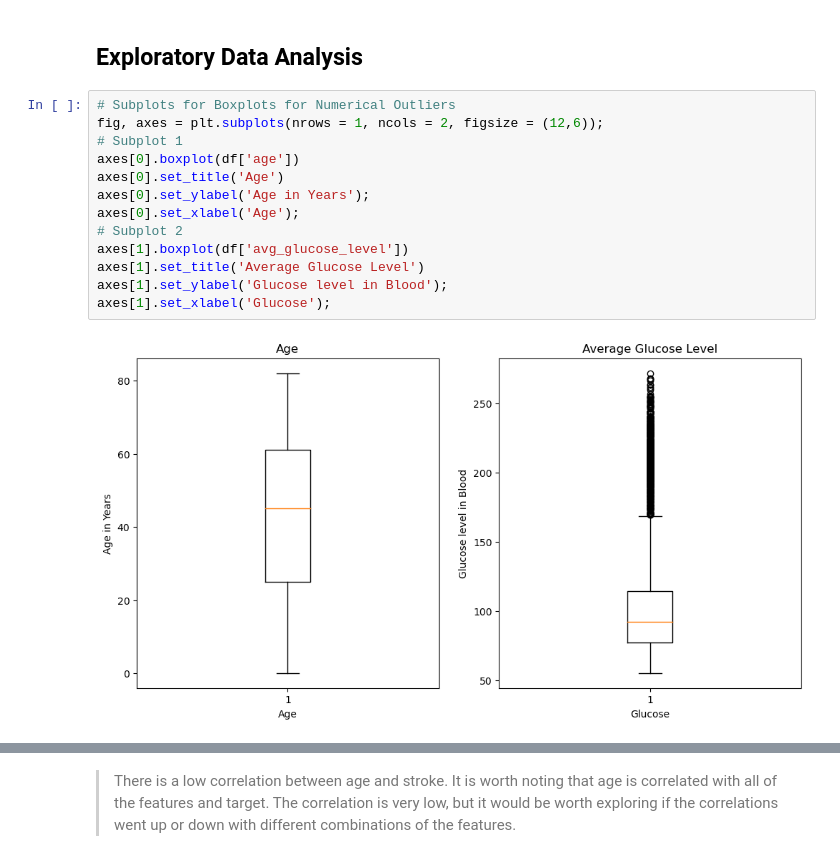
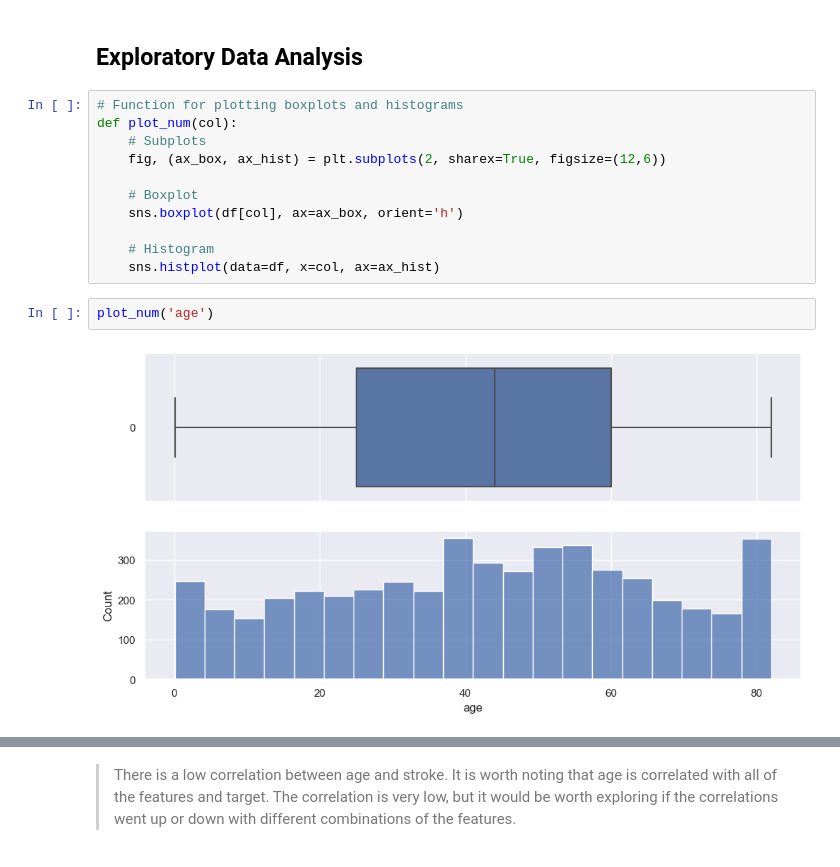
Before and after one commit to kevinbrnett/Project-2--Classification, a Jupyter notebook: Project_2_Part_4.ipynb, the cells around one changed output, grey strips where cells are left out. Drawn from its saved outputs; the diff is of its cells as text.

```diff
--- a/Project_2_Part_4.ipynb
+++ b/Project_2_Part_4.ipynb
@@ -340,17 +326,17 @@ df.describe(exclude='number')
 # %% [markdown]
 ## Exploratory Data Analysis
-# %%
-# Subplots for Boxplots for Numerical Outliers
-fig, axes = plt.subplots(nrows = 1, ncols = 2, figsize = (12,6));
-# Subplot 1
-axes[0].boxplot(df['age'])
-axes[0].set_title('Age')
-axes[0].set_ylabel('Age in Years');
-axes[0].set_xlabel('Age');
-# Subplot 2
-axes[1].boxplot(df['avg_glucose_level'])
-axes[1].set_title('Average Glucose Level')
-axes[1].set_ylabel('Glucose level in Blood');
-axes[1].set_xlabel('Glucose');
-# %% [output]
-[figure, removed]
+# %%
+# Function for plotting boxplots and histograms
+def plot_num(col):
+    # Subplots
+    fig, (ax_box, ax_hist) = plt.subplots(2, sharex=True, figsize=(12,6))
+
+    # Boxplot
+    sns.boxplot(df[col], ax=ax_box, orient='h')
+
+    # Histogram
+    sns.histplot(data=df, x=col, ax=ax_hist)
+# %%
+plot_num('age')
+# %% [output]
+[figure, added]
```
Also changed, not shown: parts of 64 cells of this notebook.
